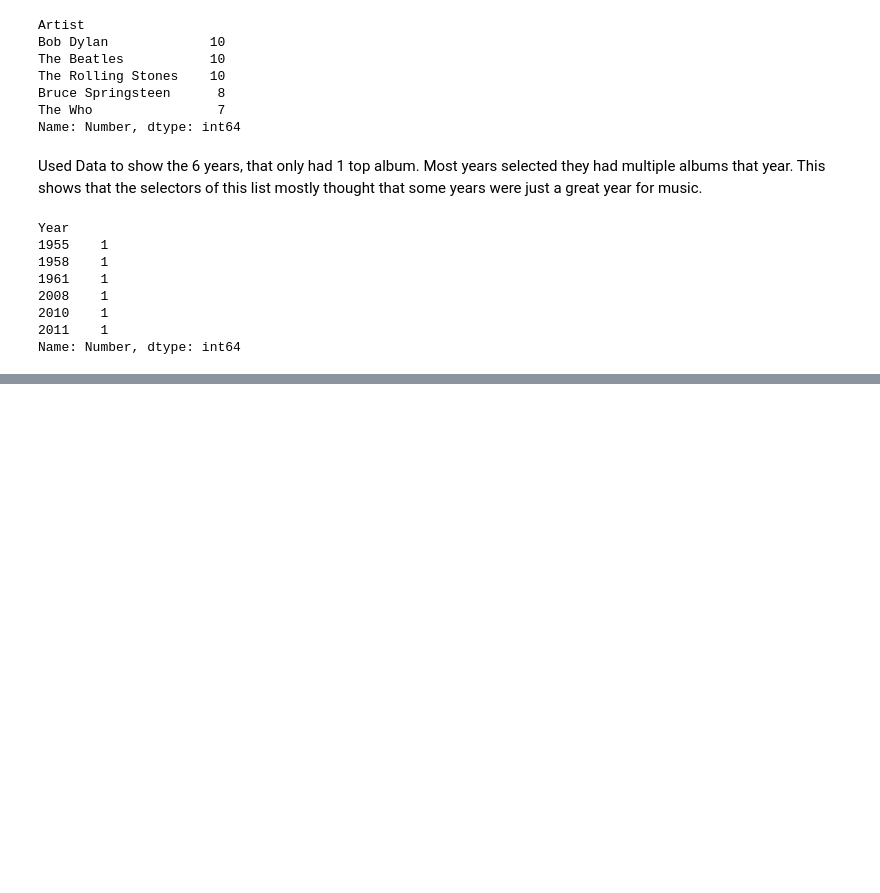
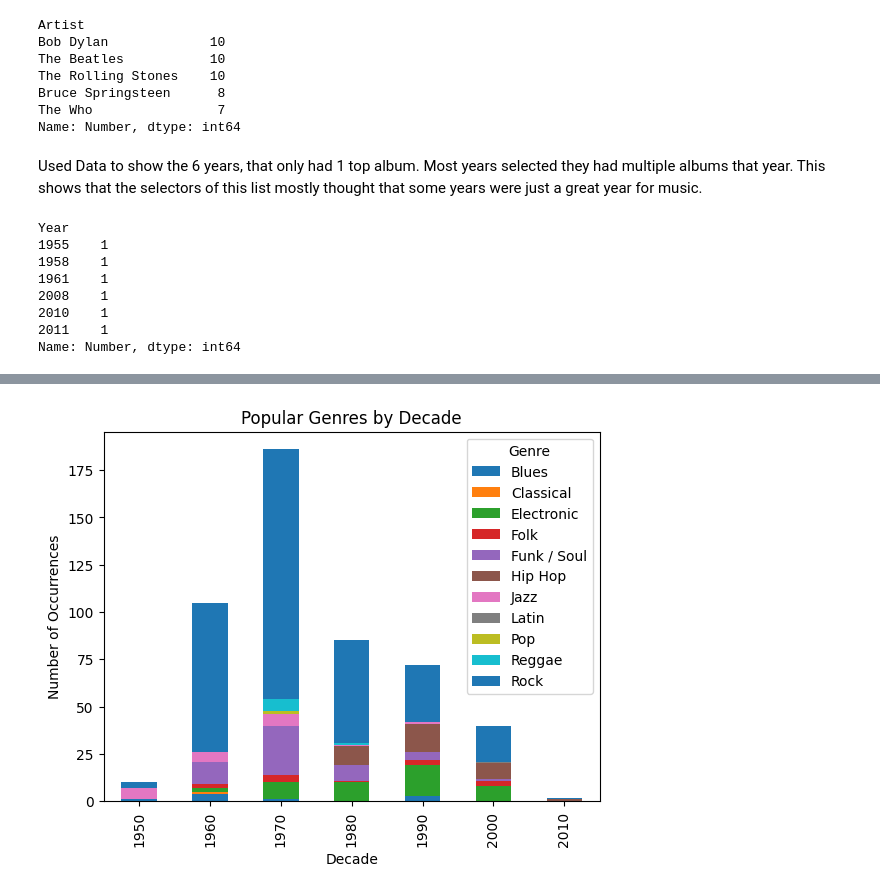
Before and after one commit to Dangarber/albums-list, a Jupyter notebook: AlbumList.ipynb, the cells around one changed output, grey strips where cells are left out. Saved outputs shown, nothing was run; the diff lists cells and outputs as text; code cells hidden in the pictures; blank space fills up the shorter version.

```diff
--- a/AlbumList.ipynb
+++ b/AlbumList.ipynb
@@ -105,0 +106,19 @@ plt.show()
+# %%
+
+decade_genre_counts = filtered_file.groupby([filtered_file['Year'] // 10 * 10, 'Genre']).size().reset_index(name='Counts')
+
+
+decade_genre_counts_pivot = decade_genre_counts.pivot(index='Year', columns='Genre', values='Counts')
+
+
+decade_genre_counts_pivot.plot(kind='bar', stacked=True)
+
+
+plt.title('Popular Genres by Decade')
+plt.xlabel('Decade')
+plt.ylabel('Number of Occurrences')
+
+
+plt.show()
+# %% [output]
+[figure, added]
```
Also changed, not shown: parts of 1 cell of this notebook.
